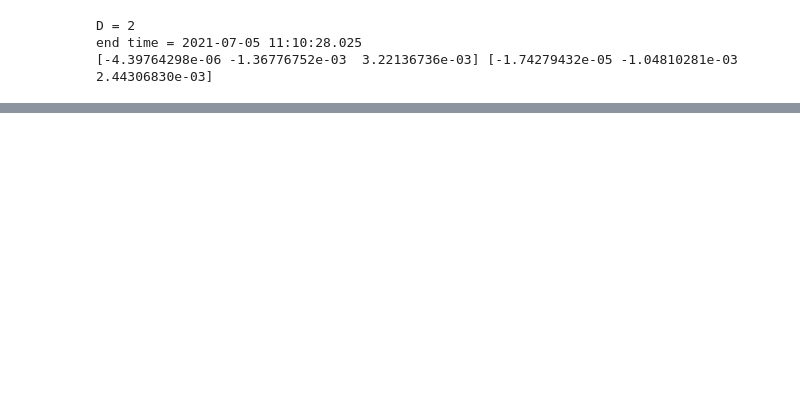
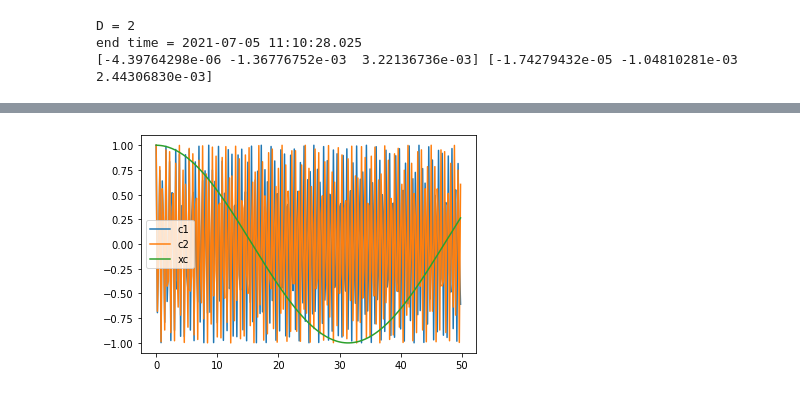
Before and after one commit to suannlim/msci_spaceclocks, a Jupyter notebook: Clocks.ipynb, the cells around one changed output, grey strips where cells are left out. Cells and saved outputs as stored; diff of their text form; code cells hidden in the pictures; blank space fills up the shorter version.

```diff
--- a/Clocks.ipynb
+++ b/Clocks.ipynb
@@ -415,19 +402,0 @@ print(len(solar_bodies))
-# %%
-#FT
-
-def Potential(M,r):
-    return -(G*M)/r
-
-def clock(PHI,dt,omega=1,phase=0,A=1):
-    """
-    CLOCK SIGNAL
-    for potential PHI (time t, position x)
-        coordtime dt - to integrate over (JD)
-        fundamental freq omega
-        arb. phase
-        arb. amp A
-    """
-    img = (1+PHI)*omega*dt
-    expot = complex(phase,img)
-    c_signal = A*(np.exp(expot))
-    return c_signal
@@ -438,0 +403,67 @@ def SpaceClock(R1,R2):
+# %%
+#%%capture
+#CLOCK SIGNALS
+
+def Potential(M,r):
+    return -(G*M)/(r*AU*((c)**2)) #nah
+
+def clock(PHI,dt,omega=1e9,phase=0,A=1):
+    """
+    CLOCK SIGNAL
+    for dimensionless delay PHI (time t, position x)
+        coordtime dt - to integrate over (JD)
+        fundamental freq omega
+        arb. phase
+        arb. amp A
+    """
+    img = (1+PHI)*omega*dt
+    expot = complex(phase,img)
+    c_signal = A*(np.exp(expot))
+
+    return c_signal
+
+
+def cc(c1,c2):
+    """
+    cross-correlate c1&c2
+    """
+    return c1*np.conjugate(c2)
+
+t = np.arange(0,50,0.2)
+phi1 = 3e-10
+phi2 = 4e-10
+
+c1_sig = np.zeros([len(t)],dtype=complex)
+c2_sig = np.zeros([len(t)],dtype=complex)
+xc_sig = np.zeros([len(t)],dtype=complex)
+
+for i in range(len(t)):
+    c_i_1 = clock(phi1,t[i])
+    c1_sig[i]=c_i_1
+
+    c_i_2 = clock(phi2,t[i])
+    c2_sig[i]=c_i_2
+
+    xc_sig[i]=cc(c_i_1,c_i_2)
+
+plt.figure()
+plt.plot(t,c1_sig,label='c1')
+plt.plot(t,c2_sig,label='c2')
+plt.plot(t,xc_sig,label='xc')
+plt.legend()
+plt.show()
+
+#FT
+f = np.fft.fftfreq(t.shape[-1])
+spc1 = np.fft.fft(c1_sig)
+spc2 = np.fft.fft(c2_sig)
+spxc = np.fft.fft(xc_sig)
+
+plt.figure()
+plt.plot(f,spc1,label='c1')
+plt.plot(f,spc2,label='c2')
+plt.plot(f,spxc,label='xc')
+plt.legend()
+plt.show()
+# %% [output]
+[figure, added]
```
Also changed, not shown: parts of 16 cells of this notebook.
